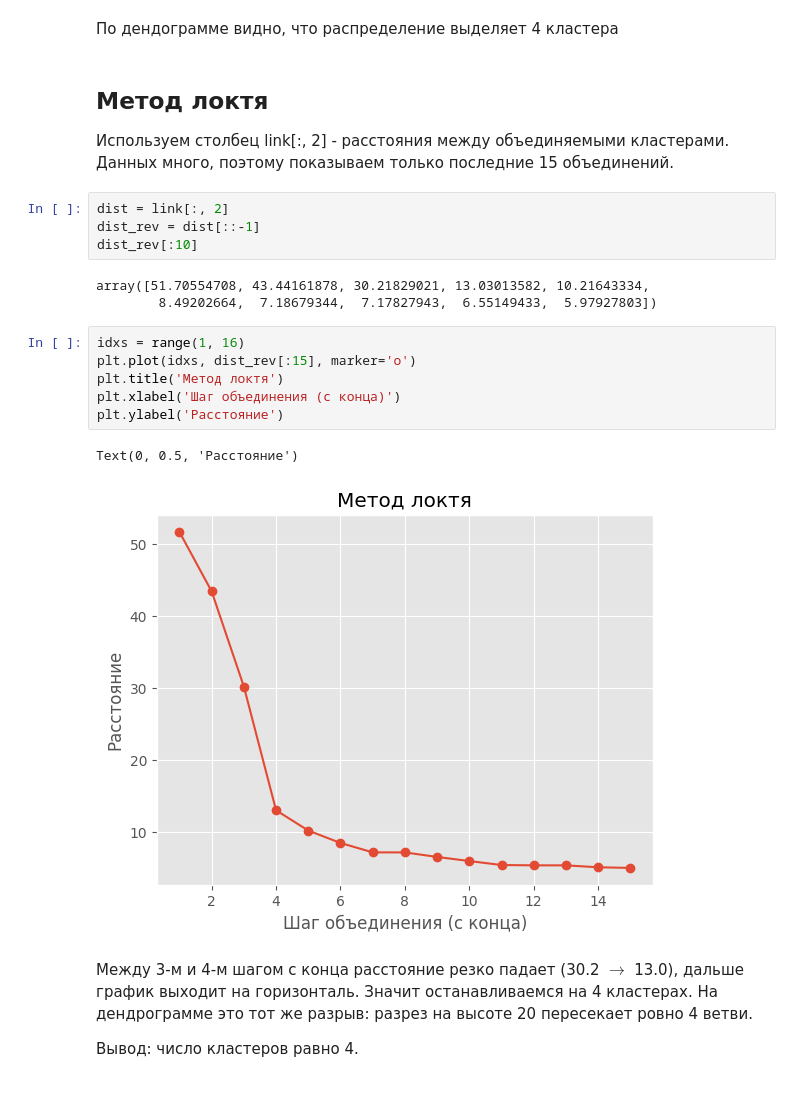
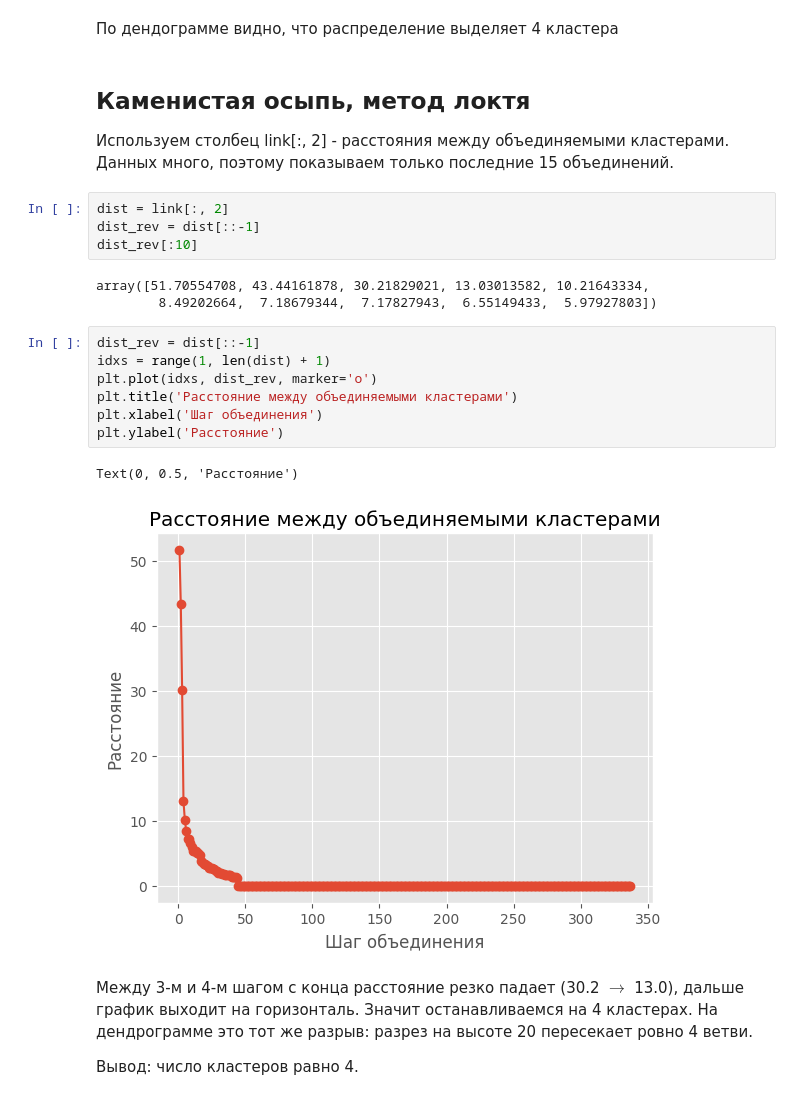
Before and after one commit to dvikovdaniil/Data-Analysis-with-Python, a Jupyter notebook: lab1/lab1.ipynb, the cells around one changed output. Drawn from its saved outputs; the diff is of its cells as text.

Commit message:
change label for chart

```diff
--- a/lab1/lab1.ipynb
+++ b/lab1/lab1.ipynb
@@ -125,7 +125,7 @@ Text(0.5, 1.0, 'Дендрограмма, последние 20 объедине
 # %% [markdown]
 По дендограмме видно, что распределение выделяет 4 кластера
 # %% [markdown]
-## Метод локтя
+## Каменистая осыпь, метод локтя
 
 Используем столбец link[:, 2] - расстояния между объединяемыми кластерами. Данных много, поэтому показываем только последние 15 объединений.
 # %%
@@ -136,14 +136,15 @@ dist_rev[:10]
 array([51.70554708, 43.44161878, 30.21829021, 13.03013582, 10.21643334,
         8.49202664,  7.18679344,  7.17827943,  6.55149433,  5.97927803])
 # %%
-idxs = range(1, 16)
-plt.plot(idxs, dist_rev[:15], marker='o')
-plt.title('Метод локтя')
-plt.xlabel('Шаг объединения (с конца)')
+dist_rev = dist[::-1]
+idxs = range(1, len(dist) + 1)
+plt.plot(idxs, dist_rev, marker='o')
+plt.title('Расстояние между объединяемыми кластерами')
+plt.xlabel('Шаг объединения')
 plt.ylabel('Расстояние')
 # %% [output]
 Text(0, 0.5, 'Расстояние')
-[figure, old version]
+[figure, new version]
 # %% [markdown]
 
 Между 3-м и 4-м шагом с конца расстояние резко падает (30.2 $\to$ 13.0), дальше график выходит на горизонталь. Значит останавливаемся на 4 кластерах. На дендрограмме это тот же разрыв: разрез на высоте 20 пересекает ровно 4 ветви.
```
